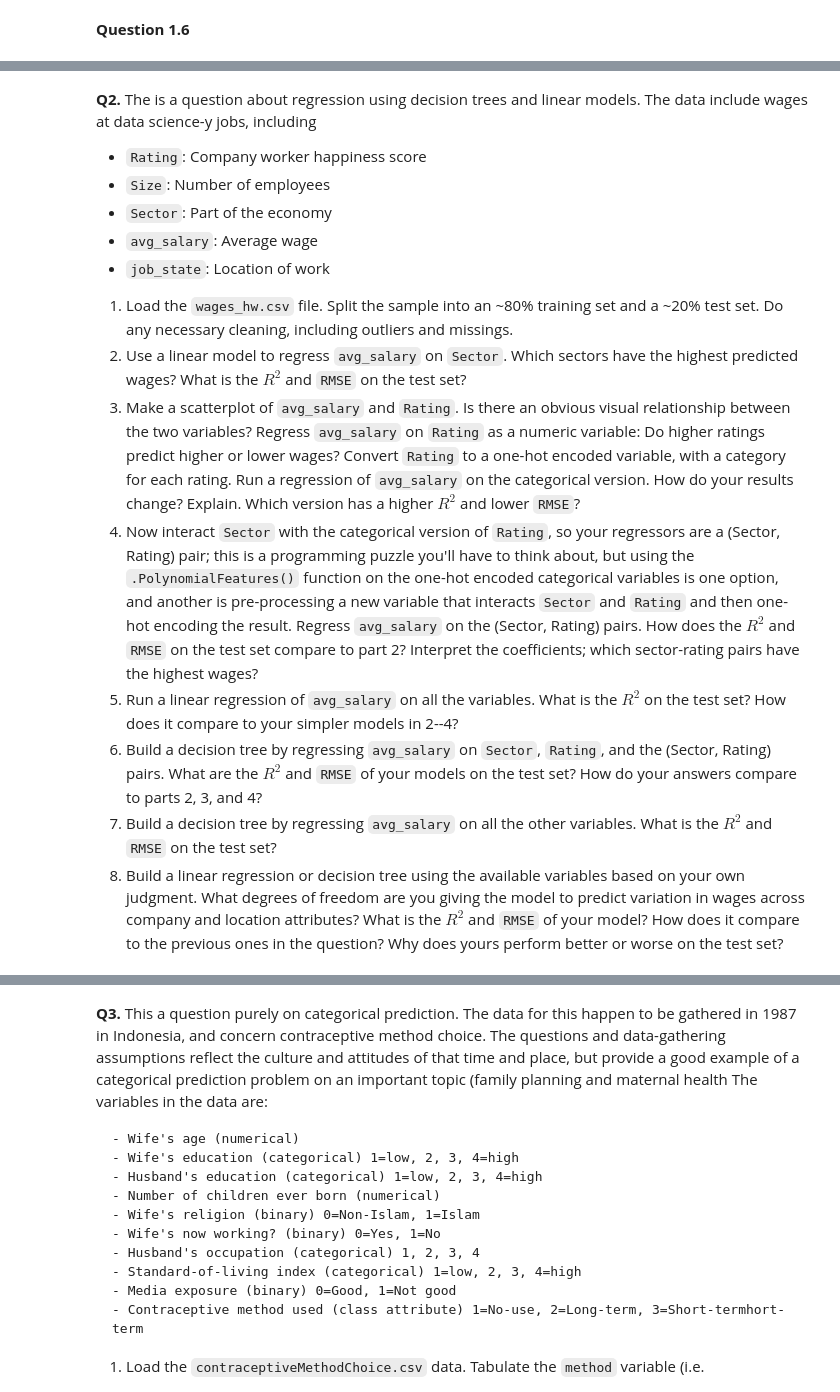
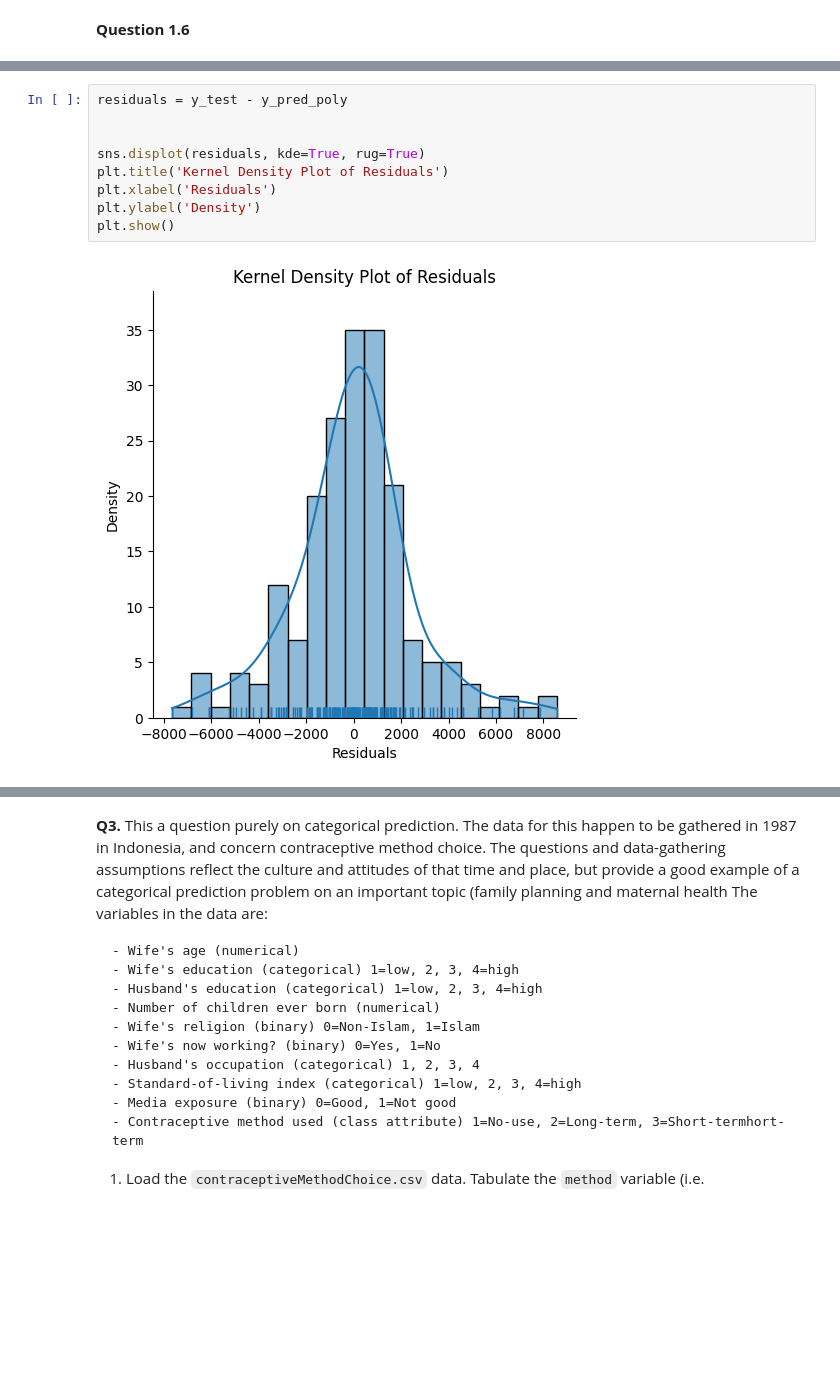
Before and after one commit to JackPMoore/assignment4, a Jupyter notebook: Jack's_assignment4.ipynb, the cells around one changed output, grey strips where cells are left out. Cells and saved outputs as stored; diff of their text form; blank space fills up the shorter version.

```diff
--- a/Jack's_assignment4.ipynb
+++ b/Jack's_assignment4.ipynb
@@ -295,17 +297,11 @@ plt.show()
-# %% [markdown]
-**Q2.** The is a question about regression using decision trees and linear models. The data include wages at data science-y jobs, including
-
-  - `Rating`: Company worker happiness score
-  - `Size`: Number of employees
-  - `Sector`: Part of the economy
-  - `avg_salary`: Average wage
-  - `job_state`: Location of work
-
-  1. Load the `wages_hw.csv` file. Split the sample into an ~80% training set and a ~20% test set. Do any necessary cleaning, including outliers and missings.
-  2. Use a linear model to regress `avg_salary` on `Sector`. Which sectors have the highest predicted wages? What is the $R^2$ and `RMSE` on the test set?
-  3. Make a scatterplot of `avg_salary` and `Rating`. Is there an obvious visual relationship between the two variables? Regress `avg_salary` on `Rating` as a numeric variable: Do higher ratings predict higher or lower wages? Convert `Rating` to a one-hot encoded variable, with a category for each rating. Run a regression of `avg_salary` on the categorical version. How do your results change? Explain. Which version has a higher $R^2$ and lower `RMSE`?
-  4. Now interact `Sector` with the categorical version of `Rating`, so your regressors are a (Sector, Rating) pair; this is a programming puzzle you'll have to think about, but using the `.PolynomialFeatures()` function on the one-hot encoded categorical variables is one option, and another is pre-processing a new variable that interacts `Sector` and `Rating` and then one-hot encoding the result. Regress `avg_salary` on the (Sector, Rating) pairs. How does the $R^2$ and `RMSE` on the test set compare to part 2? Interpret the coefficients; which sector-rating pairs have the highest wages?
-  5. Run a linear regression of `avg_salary` on all the variables. What is the $R^2$ on the test set? How does it compare to your simpler models in 2--4?
-  6. Build a decision tree by regressing `avg_salary` on `Sector`, `Rating`, and the (Sector, Rating) pairs. What are the $R^2$ and `RMSE` of your models on the test set? How do your answers compare to parts 2, 3, and 4?
-  7. Build a decision tree by regressing `avg_salary` on all the other variables. What is the $R^2$ and `RMSE` on the test set?
-  8. Build a linear regression or decision tree using the available variables based on your own judgment. What degrees of freedom are you giving the model to predict variation in wages across company and location attributes? What is the $R^2$ and `RMSE` of your model? How does it compare to the previous ones in the question? Why does yours perform better or worse on the test set?
+# %%
+residuals = y_test - y_pred_poly
+
+
+sns.displot(residuals, kde=True, rug=True)
+plt.title('Kernel Density Plot of Residuals')
+plt.xlabel('Residuals')
+plt.ylabel('Density')
+plt.show()
+# %% [output]
+[figure, added]
```
Also changed, not shown: parts of 11 cells of this notebook.
